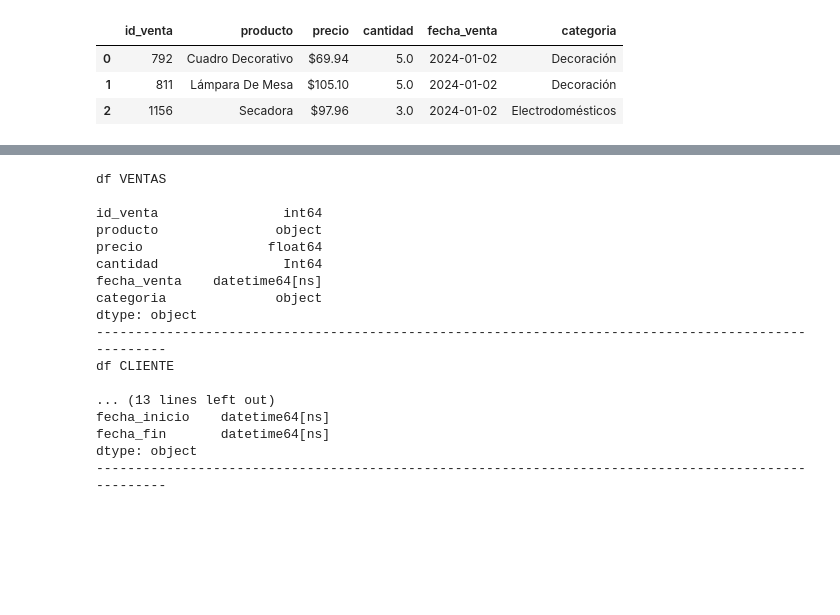
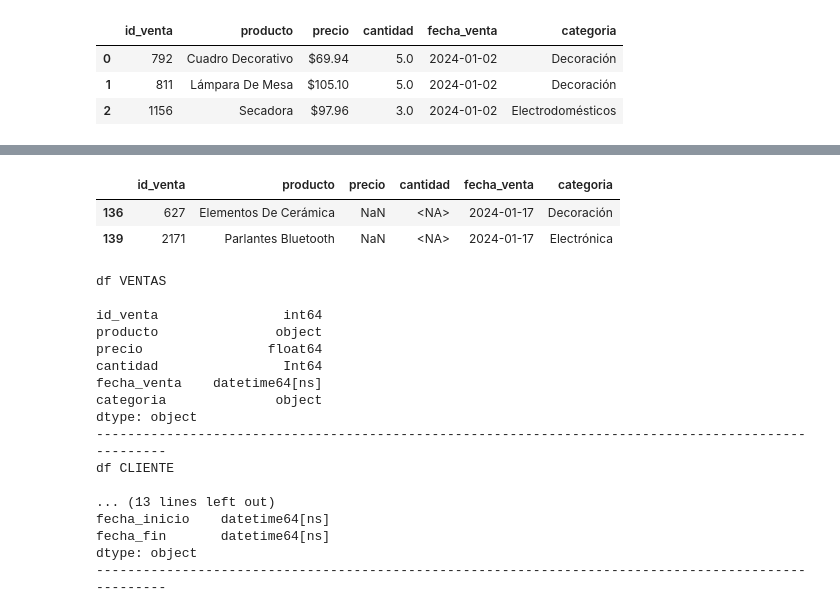
Before and after one commit to dataccounting/Sanvido-Gonzalo-comision-26252-TPI-data-analytics, a Jupyter notebook: Sanvido.Gonzalo.comision.25262.TPI.data.analytics.ipynb, the cells around one changed output, grey strips where cells are left out. Saved outputs shown, nothing was run; the diff lists cells and outputs as text; code cells hidden in the pictures; blank space fills up the shorter version.

```diff
--- a/Sanvido.Gonzalo.comision.25262.TPI.data.analytics.ipynb
+++ b/Sanvido.Gonzalo.comision.25262.TPI.data.analytics.ipynb
@@ -450 +462,9 @@ if "cantidad" in ventas_clean.columns:
+# %%
+# busco los nulos
+mask = (ventas_clean["precio"].isna()) | (ventas_clean["cantidad"].isna())
+ventas_clean[mask]
+# %% [output]
+|  | id_venta | producto | precio | cantidad | fecha_venta | categoria |
+| 136 | 627 | Elementos De Cerámica | NaN | <NA> | 2024-01-17 | Decoración |
+| 139 | 2171 | Parlantes Bluetooth | NaN | <NA> | 2024-01-17 | Electrónica |
 # %%
```
Also changed, not shown: parts of 15 cells of this notebook.
